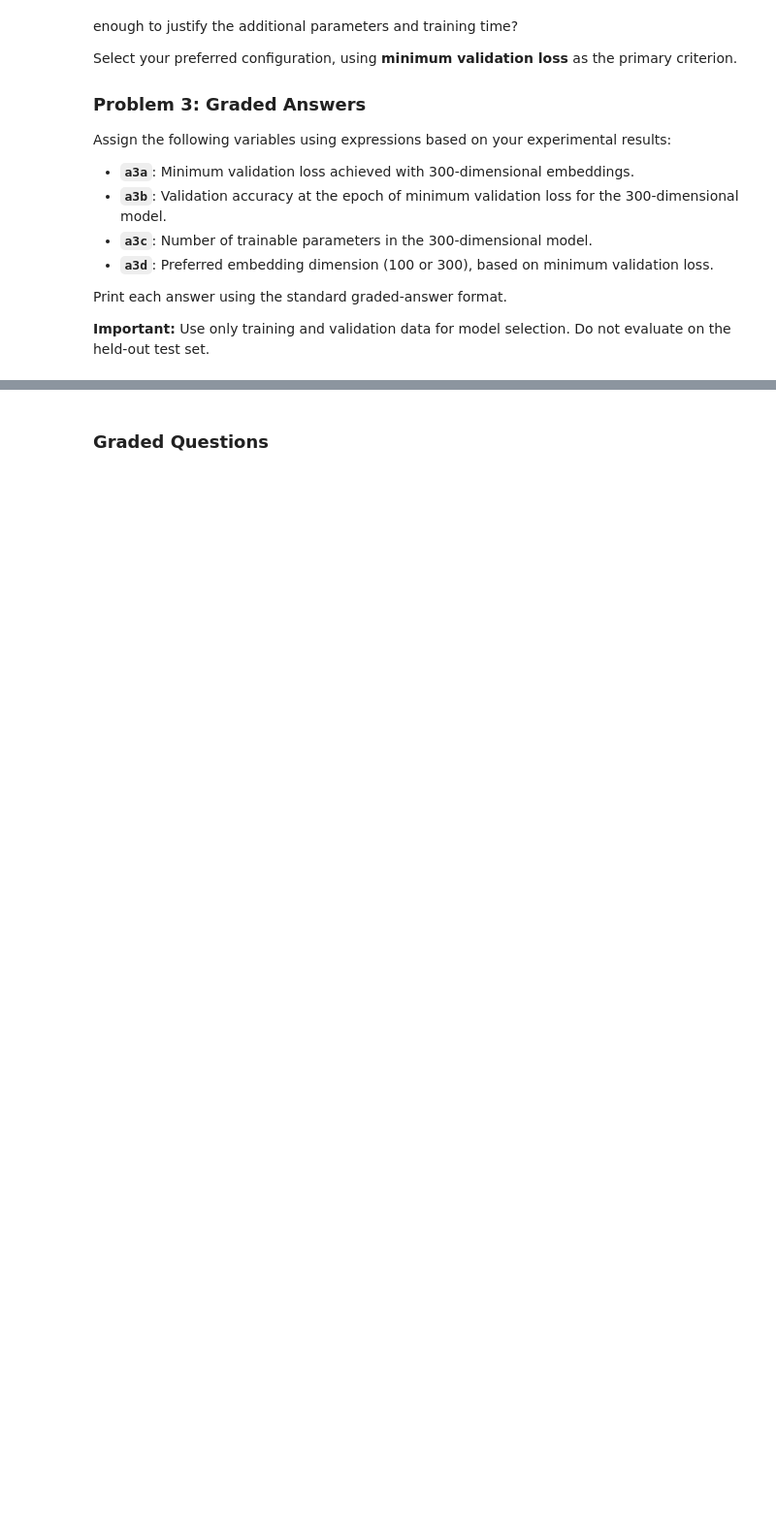
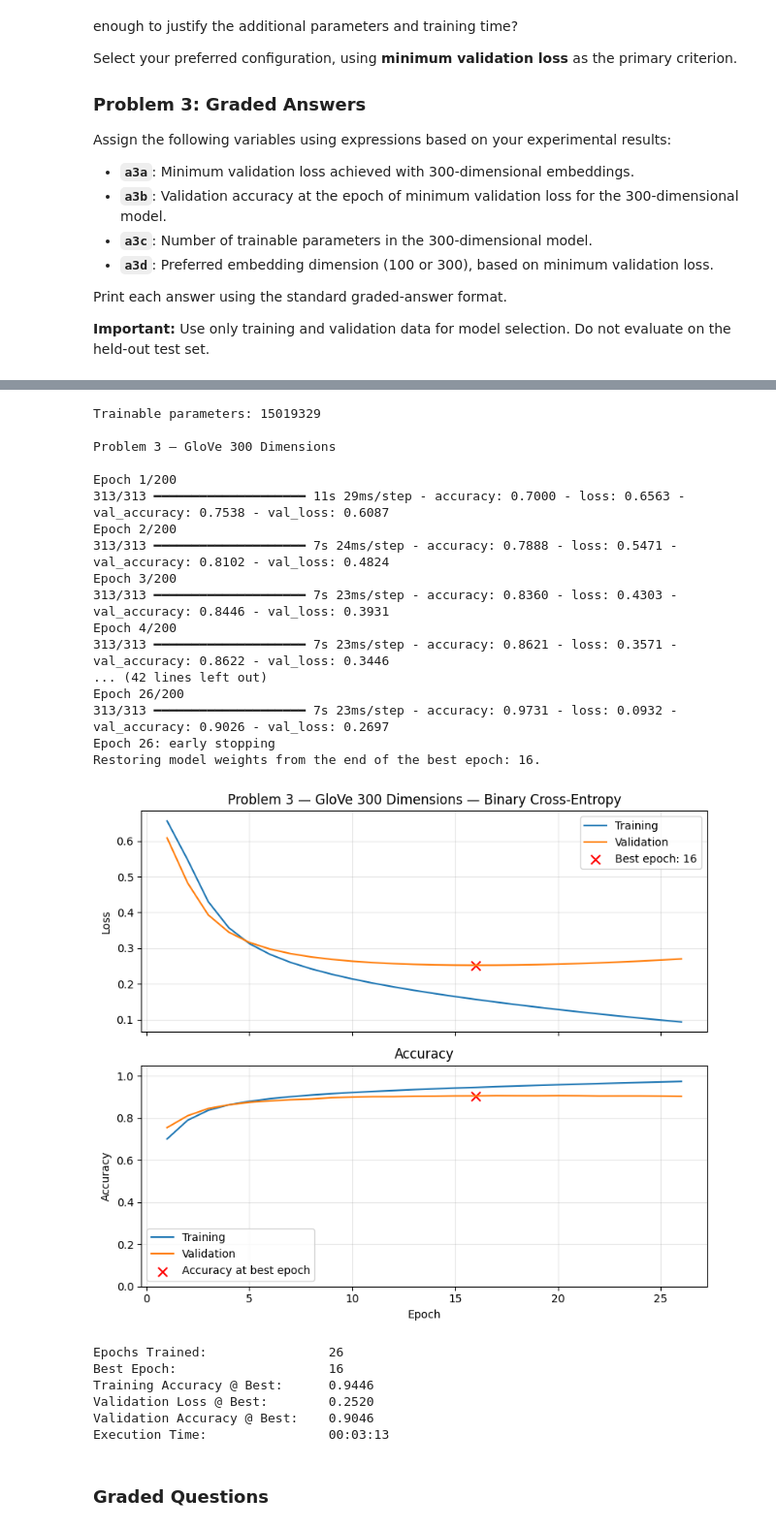
Before and after one commit to gdouek/DX703-Assignments, a Jupyter notebook: Homework_07.ipynb, the cells around one changed output, grey strips where cells are left out. Shown at 97% size. Cells and saved outputs as stored; diff of their text form; code cells hidden in the pictures; blank space fills up the shorter version.

```diff
--- a/Homework_07.ipynb
+++ b/Homework_07.ipynb
@@ -1517,7 +1544,7 @@ a2c = 0.0000
 # %%
 # Set a2d to the vocabulary size of your preferred configuration after comparing all four models,
 
-a2d = 0             # Replace 0 with your answer
+a2d =preferred_p2_results["vocabulary_size"]            # Replace 0 with your answer
 # %%
 # Graded Answer
 # DO NOT change this cell in any way
@@ -1528,7 +1555,7 @@ a2d = 0
 # %%
 # Set a2e to the maximum review length of your preferred configuration.
 
-a2e = 0             # Replace with your answer
+a2e = preferred_p2_results["max_text_length"]            # Replace with your answer
 # %%
 # Graded Answer
 # DO NOT change this cell in any way
@@ -1579,3 +1653,74 @@ Print each answer using the standard graded-answer format.
+# %%
+# Train a fresh model with 300-dimensional embeddings.
+
+X_train_p3 = prepare_sequences(
+    X_train_raw, vocab_p3, length_p3
+)
+X_val_p3 = prepare_sequences(
+    X_val_raw, vocab_p3, length_p3
+)
+
+tf.keras.utils.set_random_seed(random_seed)
+
+model_300 = Sequential([
+    Input(shape=(length_p3,), dtype="int32"),
+
+    Embedding(
+        input_dim=vocab_p3,
+        output_dim=dim_p3,
+        weights=[embedding_matrix_300],
+        mask_zero=True,
+        trainable=True
+    ),
+
+    GlobalAveragePooling1D(),
+    Dense(64, activation="relu"),
+    Dense(1, activation="sigmoid")
+])
+
+trainable_params_300 = int(sum(
+    np.prod(weight.shape)
+    for weight in model_300.trainable_weights
+))
+
+print("Trainable parameters:", trainable_params_300)
+
+results_300 = train_and_validate(
+    model_300,
+    X_train_p3, y_train,
+    X_val_p3, y_val,
+    epochs=200,
+    lr_schedule=1e-4,
+    batch_size=128,
+    patience=10,
+    title="Problem 3 — GloVe 300 Dimensions",
+    verbose=1
+)
+# %% [output]
+Trainable parameters: 15019329
+
+Problem 3 — GloVe 300 Dimensions
+
+Epoch 1/200
+313/313 ━━━━━━━━━━━━━━━━━━━━ 11s 29ms/step - accuracy: 0.7000 - loss: 0.6563 - val_accuracy: 0.7538 - val_loss: 0.6087
+Epoch 2/200
+313/313 ━━━━━━━━━━━━━━━━━━━━ 7s 24ms/step - accuracy: 0.7888 - loss: 0.5471 - val_accuracy: 0.8102 - val_loss: 0.4824
+Epoch 3/200
+313/313 ━━━━━━━━━━━━━━━━━━━━ 7s 23ms/step - accuracy: 0.8360 - loss: 0.4303 - val_accuracy: 0.8446 - val_loss: 0.3931
+Epoch 4/200
+313/313 ━━━━━━━━━━━━━━━━━━━━ 7s 23ms/step - accuracy: 0.8621 - loss: 0.3571 - val_accuracy: 0.8622 - val_loss: 0.3446
+... (42 lines left out)
+Epoch 26/200
+313/313 ━━━━━━━━━━━━━━━━━━━━ 7s 23ms/step - accuracy: 0.9731 - loss: 0.0932 - val_accuracy: 0.9026 - val_loss: 0.2697
+Epoch 26: early stopping
+Restoring model weights from the end of the best epoch: 16.
+[figure, added]
+Epochs Trained:                26
+Best Epoch:                    16
+Training Accuracy @ Best:      0.9446
+Validation Loss @ Best:        0.2520
+Validation Accuracy @ Best:    0.9046
+Execution Time:                00:03:13
 # %% [markdown]
 ### Graded Questions
 # %%
```
Also changed, not shown: parts of 14 cells of this notebook.
